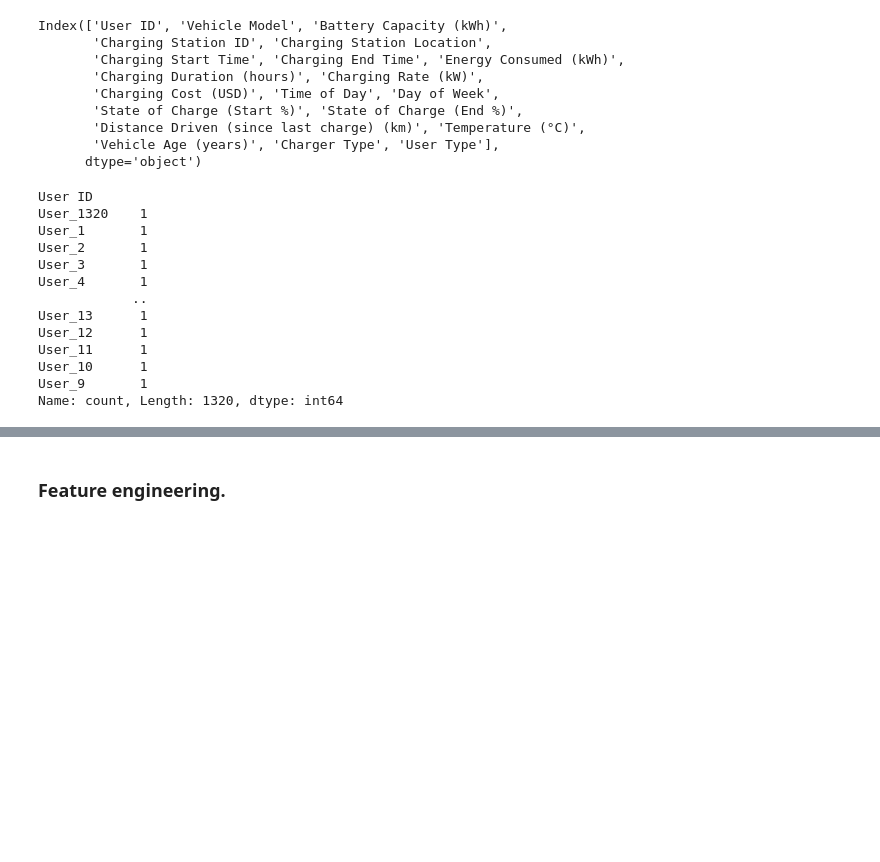
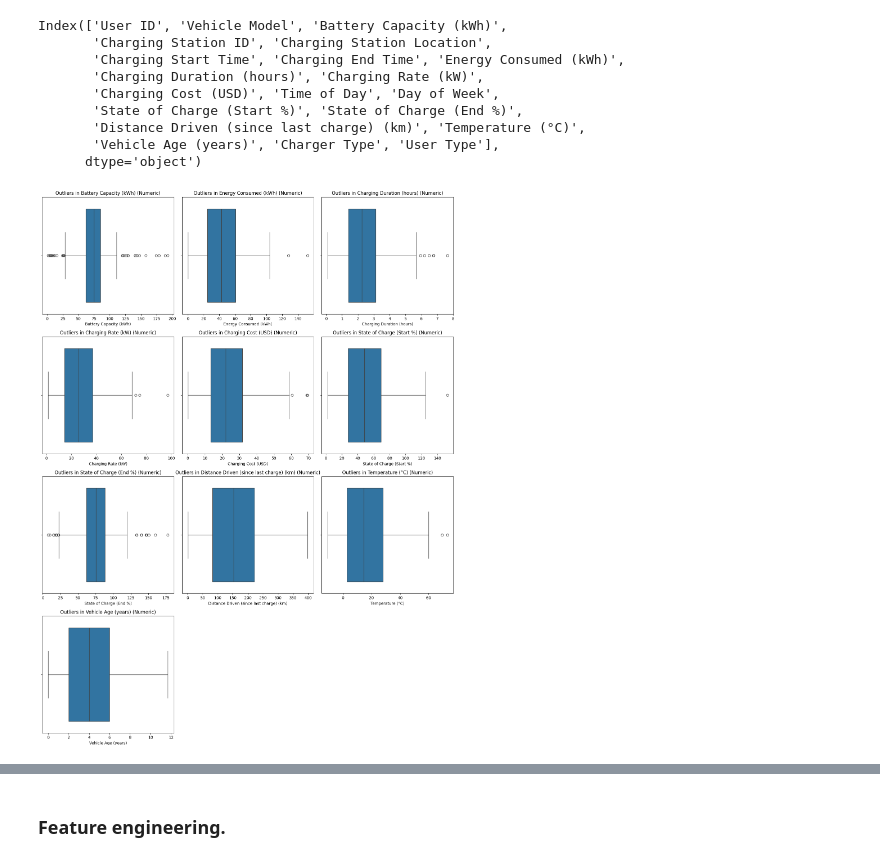
Before and after one commit to dhirana-s/MYDAC-Curriculum, a Jupyter notebook: InternalProject/emvDraft1.ipynb, the cells around one changed output, grey strips where cells are left out. Cells and saved outputs as stored; diff of their text form; code cells hidden in the pictures; blank space fills up the shorter version.

```diff
--- a/InternalProject/emvDraft1.ipynb
+++ b/InternalProject/emvDraft1.ipynb
@@ -249,19 +256,52 @@ Index(['User ID', 'Vehicle Model', 'Battery Capacity (kWh)',
        'Distance Driven (since last charge) (km)', 'Temperature (°C)',
        'Vehicle Age (years)', 'Charger Type', 'User Type'],
       dtype='object')
-# %%
-df['User ID'].value_counts()
-# %% [output]
-User ID
-User_1320    1
-User_1       1
-User_2       1
-User_3       1
-User_4       1
-            ..
-User_13      1
-User_12      1
-User_11      1
-User_10      1
-User_9       1
-Name: count, Length: 1320, dtype: int64
+# %%
+def detect_outliers_numeric(df):
+    outliers = {}
+    for col in df.select_dtypes(include=['float64', 'int64']).columns:
+        Q1 = df[col].quantile(0.25)
+        Q3 = df[col].quantile(0.75)
+        IQR = Q3 - Q1
+        lower_bound = Q1 - 1.5 * IQR
+        upper_bound = Q3 + 1.5 * IQR
+
+        # Find the outliers for the column
+        outliers[col] = df[(df[col] < lower_bound) | (df[col] > upper_bound)]
+
+    return outliers
+
+
+def plot_outliers(df, numeric_outliers):
+    # Combine all outliers to calculate the number of subplots needed
+    all_outliers = list(numeric_outliers.keys())
+
+    num_columns = 3  # Choose the number of columns for subplot
+    num_rows = (len(all_outliers) // num_columns) + (1 if len(all_outliers) % num_columns > 0 else 0)
+
+    # Create subplots grid
+    fig, axes = plt.subplots(nrows=num_rows, ncols=num_columns, figsize=(15, 5 * num_rows))
+    axes = axes.flatten()  # Flatten to make indexing easier
+
+    idx = 0  # Index for subplot iteration
+
+    # Plot numeric outliers (boxplots)
+    for col in numeric_outliers:
+        sns.boxplot(x=df[col], ax=axes[idx])
+        axes[idx].set_title(f"Outliers in {col} (Numeric)")
+        idx += 1
+
+
+    # Hide any remaining unused subplots
+    for j in range(idx, len(axes)):
+        axes[j].axis('off')
+
+    plt.tight_layout()
+    plt.show()
+
+
+numeric_outliers = detect_outliers_numeric(df)
+
+plot_outliers(df, numeric_outliers)
+# %% [output]
+[figure, added]
```
Also changed, not shown: parts of 8 cells of this notebook, 1 other file.
